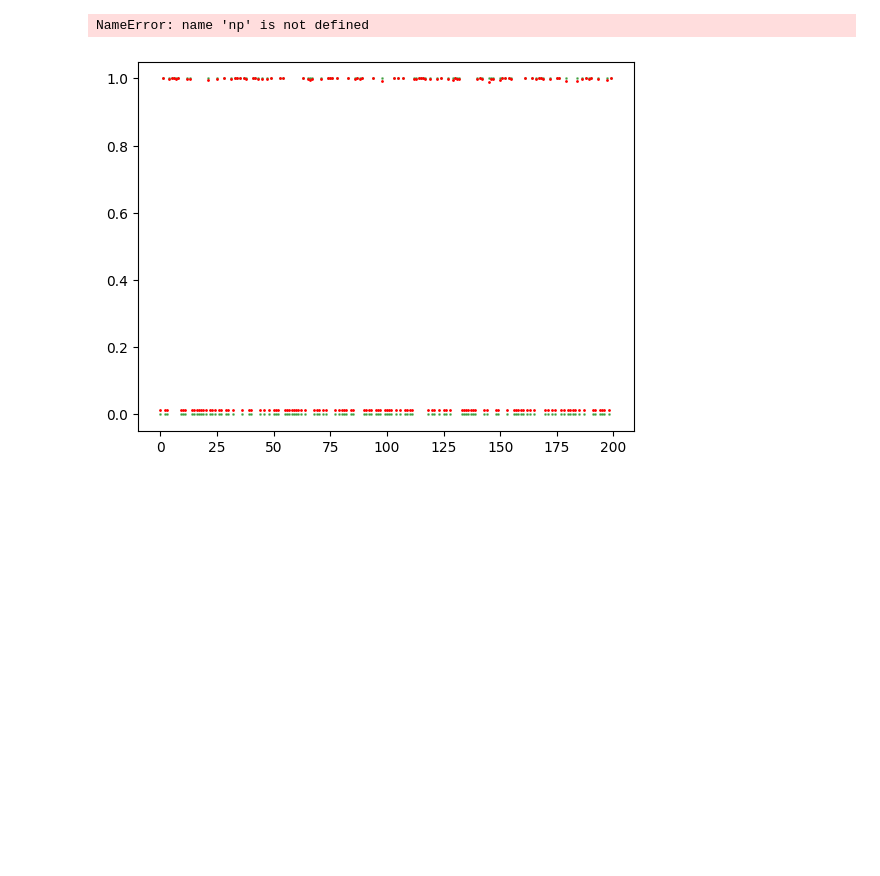
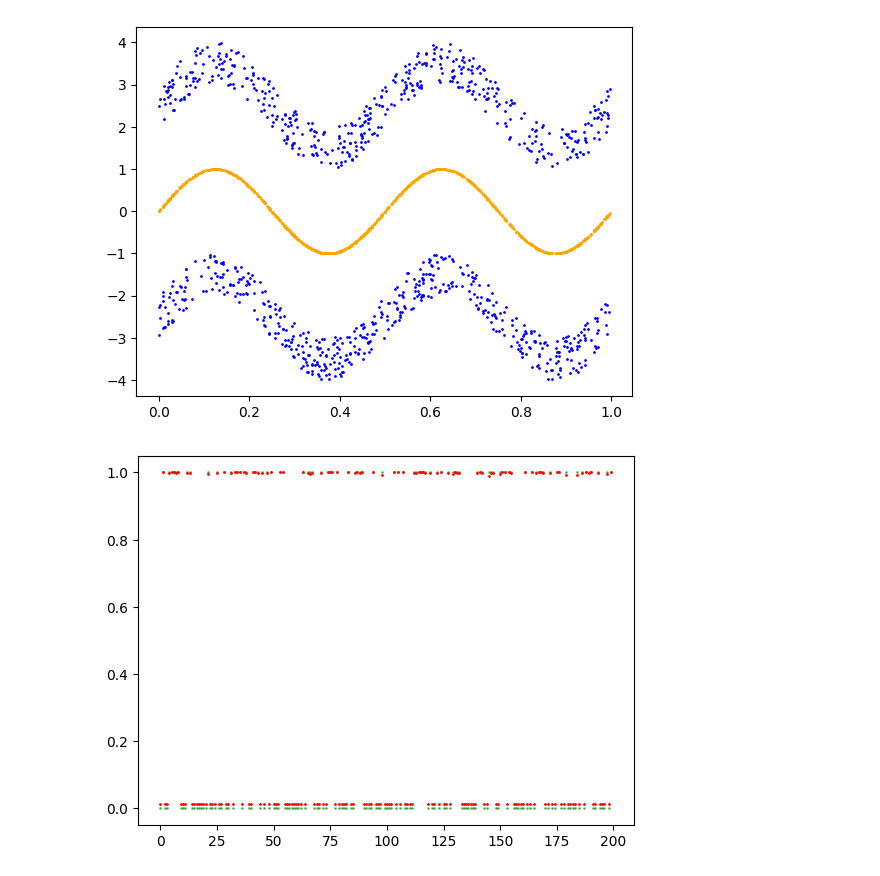
Before and after one commit to Blazkowiz47/blackbox, a Jupyter notebook: Regression/regression.ipynb, the cells around one changed output. Drawn from its saved outputs; the diff is of its cells as text; code cells hidden in the pictures; blank space fills up the shorter version.

```diff
--- a/Regression/regression.ipynb
+++ b/Regression/regression.ipynb
@@ -10,28 +10,29 @@ import random
 # %%
 ## Dataset Generation
 
 ## m : Number of data points
 m = 1000
 
 ## X : a nd-array of shape (1000,2)
 X = np.random.rand(m, 2)
 
 ## a,b : two random integers,
 a , b = np.random.randint(1,10), np.random.rand()
 
 
 X[:,1] = np.sin(a*X[:,0]*np.pi)
 
 noise = np.random.rand(m,1) + 2
 plt.scatter(X[:,0], X[:,1],c='orange',s=1)
 Y = np.random.choice(a=[False, True], size=(m,1))
 noise = (noise * Y) + (-1*noise*(Y==False))
 Y = Y*1
 X[:,1] = X[:,1] + noise[:,0]
 
-plt.scatter(X[:,0], X[:,1],cmap="hot",s=1)
+plt.scatter(X[:,0], X[:,1],c="blue",s=1)
+plt.show()
 # %% [output]
-NameError: name 'np' is not defined
+[figure, added]
 # %%
 # x_tot = np.random.rand(1000,2)
 # y_tot = np.random.rand(1000,1)
```
Also changed, not shown: parts of 2 cells of this notebook, 4 other files.
